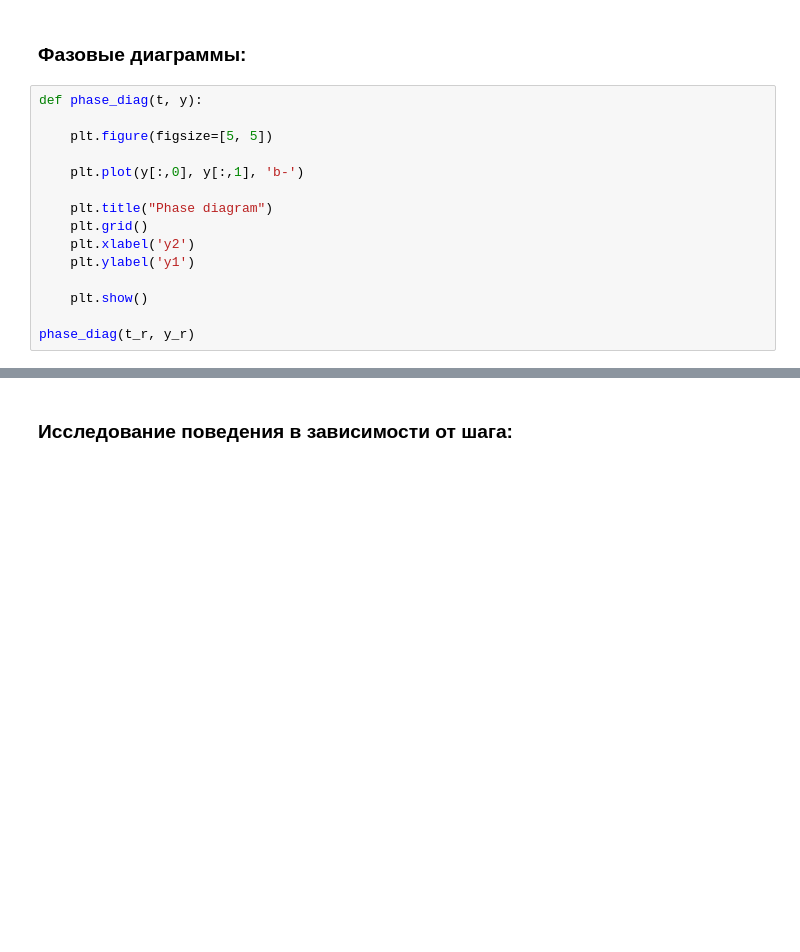
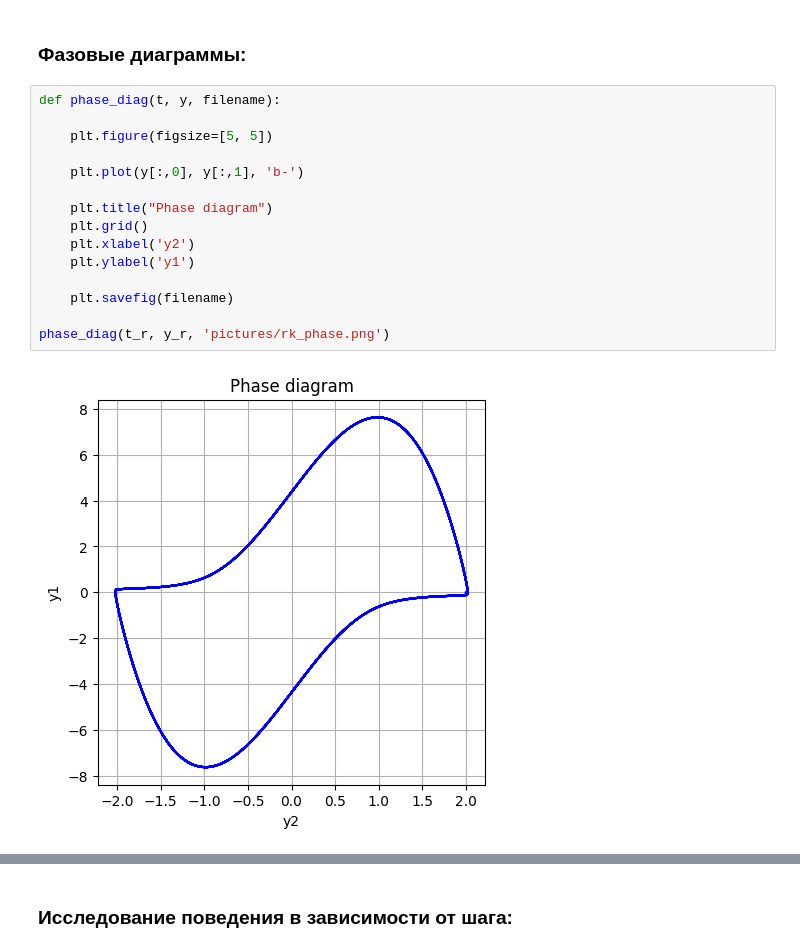
Before and after one commit to RustamSubkhankulov/computational-math, a Jupyter notebook: lab-6-ode/ode.ipynb, the cells around one changed output, grey strips where cells are left out. Cells and saved outputs as stored; diff of their text form; blank space fills up the shorter version.

```diff
--- a/lab-6-ode/ode.ipynb
+++ b/lab-6-ode/ode.ipynb
@@ -85,17 +91,19 @@ graph(t_r, y_r, 1)
 # %% [markdown]
 ### Фазовые диаграммы:
 # %%
-def phase_diag(t, y):
+def phase_diag(t, y, filename):
 
     plt.figure(figsize=[5, 5])
 
     plt.plot(y[:,0], y[:,1], 'b-')
 
     plt.title("Phase diagram")
     plt.grid()
     plt.xlabel('y2')
     plt.ylabel('y1')
 
-    plt.show()
+    plt.savefig(filename)
 
-phase_diag(t_r, y_r)
+phase_diag(t_r, y_r, 'pictures/rk_phase.png')
+# %% [output]
+[figure, added]
```
Also changed, not shown: parts of 18 cells of this notebook, 12 other files.
